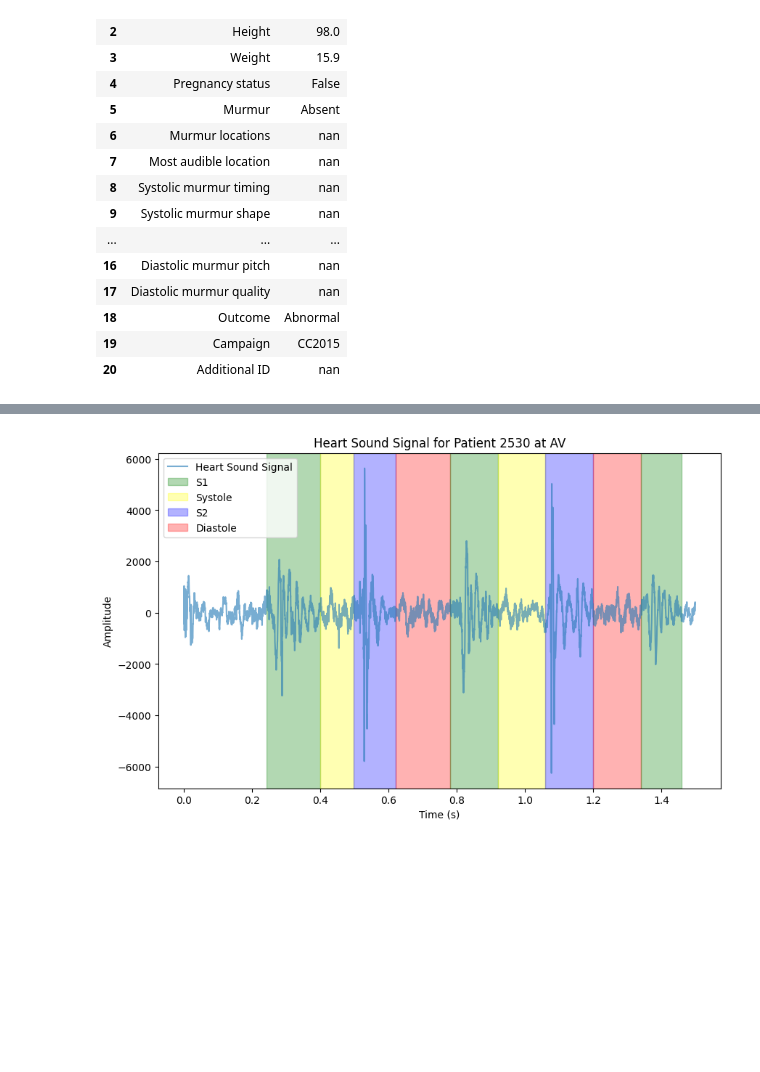
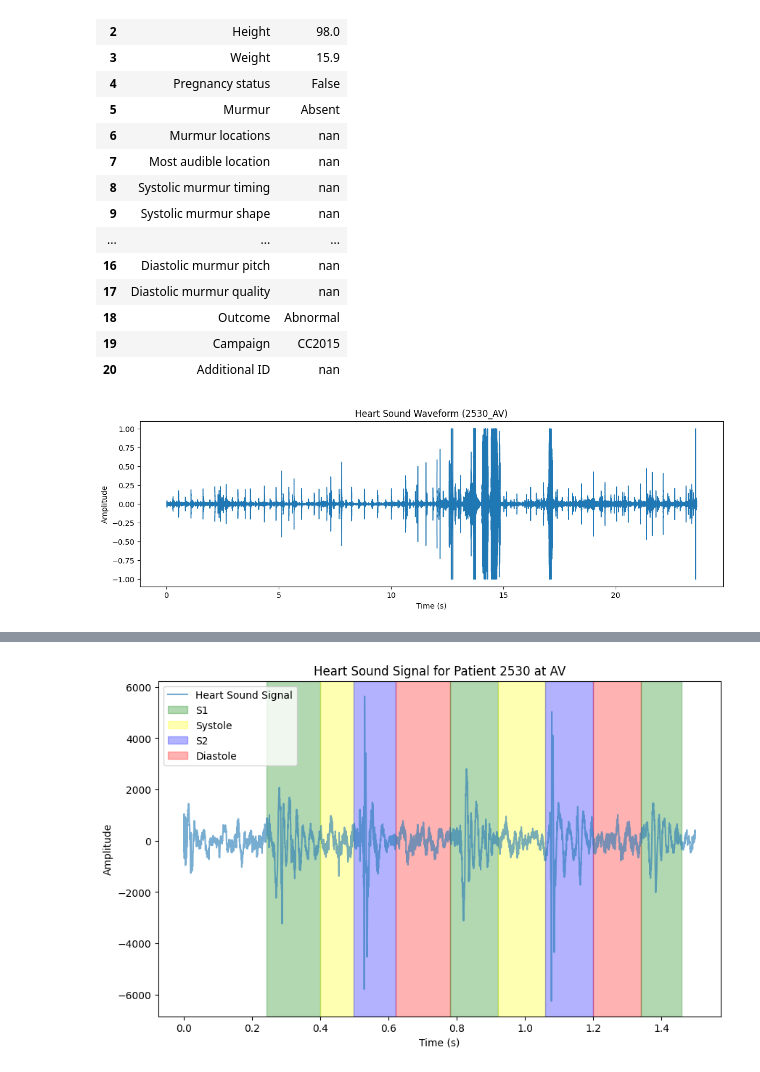
Before and after one commit to NITRR-Vivek/HeartML, a Jupyter notebook: one_data.ipynb, the cells around one changed output, grey strips where cells are left out. Drawn from its saved outputs; the diff is of its cells as text; code cells hidden in the pictures; blank space fills up the shorter version.

```diff
--- a/one_data.ipynb
+++ b/one_data.ipynb
@@ -85,3 +86,18 @@ demographics_df
 | 18 | Outcome | Abnormal |
 | 19 | Campaign | CC2015 |
 | 20 | Additional ID | nan |
+# %%
+audio_file = 'dataset/training_data/2530_AV.wav'
+y, sr = librosa.load(audio_file, sr=None)
+
+segmentation_file = 'dataset/training_data/2530_AV.tsv'
+segments = np.loadtxt(segmentation_file)
+
+plt.figure(figsize=(14, 4))
+librosa.display.waveshow(y, sr=sr)
+plt.title('Heart Sound Waveform (2530_AV)')
+plt.xlabel('Time (s)')
+plt.ylabel('Amplitude')
+plt.show()
+# %% [output]
+[figure, added]
```
Also changed, not shown: parts of 5 cells of this notebook.
